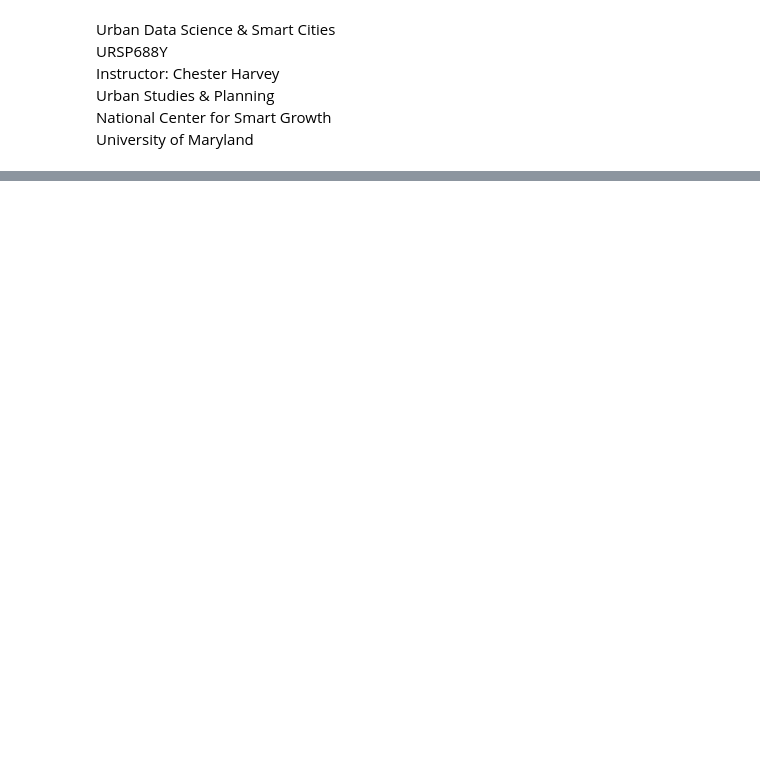
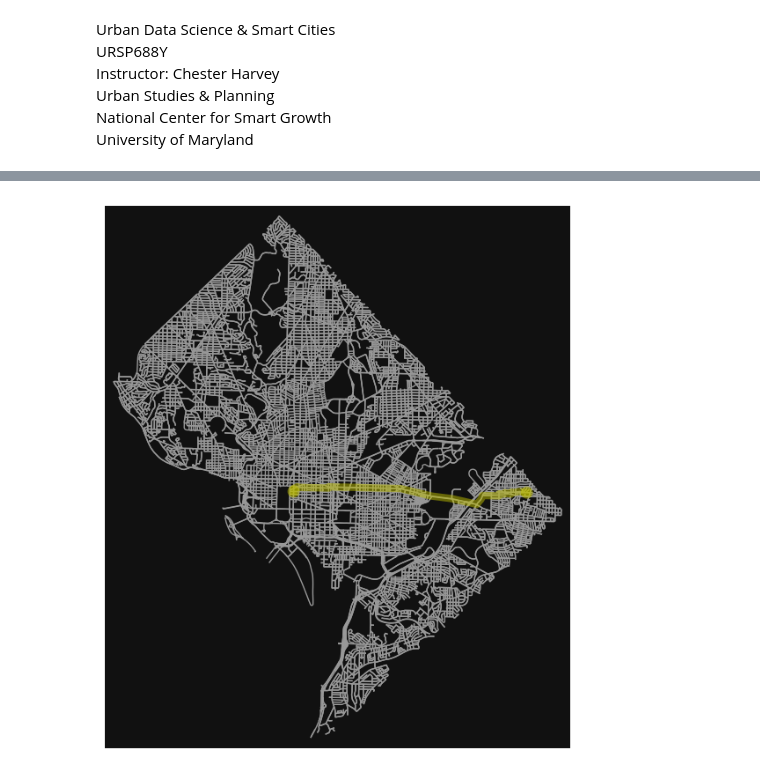
Before and after one commit to ncsg/ursp688y_sp2023, a Jupyter notebook: demos/demo10/demo10.ipynb, the cells around one changed output, grey strips where cells are left out. Drawn from its saved outputs; the diff is of its cells as text; code cells hidden in the pictures; blank space fills up the shorter version.

```diff
--- a/demos/demo10/demo10.ipynb
+++ b/demos/demo10/demo10.ipynb
@@ -27,0 +64,7 @@ import geopandas as gpd
+# %%
+# Find the nearest node to metro center
+metro_center_nodes, metro_center_node_dists = ox.nearest_nodes(
+    dc_network_g,
+    metro_center.geometry.get_coordinates().x,
+    metro_center.geometry.get_coordinates().y,
+    return_dist=True)
@@ -27,0 +79,7 @@ import geopandas as gpd
+# %%
+# Find the nearest nodes to affordable housing units
+affordable_housing_nodes, affordable_housing_node_dists = ox.nearest_nodes(
+    dc_network_g,
+    affordable_housing.head(100).geometry.get_coordinates().x,
+    affordable_housing.head(100).geometry.get_coordinates().y,
+    return_dist=True)
@@ -27,0 +100,15 @@ import geopandas as gpd
+# %%
+# Calculate shortest path
+affordable_housing_node = affordable_housing_nodes[0]
+metro_center_node = metro_center_nodes[0]
+
+route = ox.shortest_path(
+    dc_network_g,
+    affordable_housing_node,
+    metro_center_node,
+    weight='length',
+)
+# %%
+fig, ax = ox.plot_graph_route(dc_network_g, route, route_color="y", route_linewidth=6, node_size=0)
+# %% [output]
+[figure, added]
```
Also changed, not shown: parts of 27 cells of this notebook, 9 other files.
